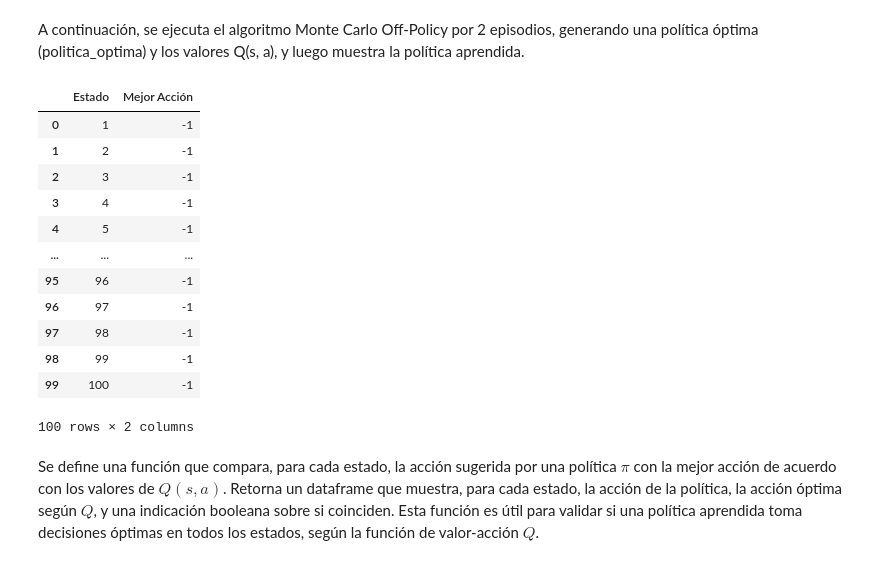
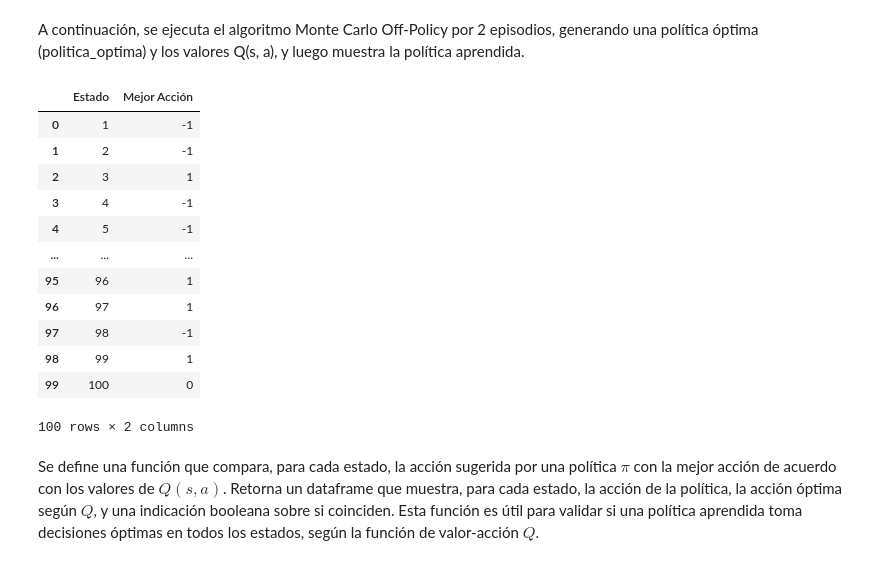
Before and after one commit to coyyesid/Reinforcement-Learning, a Jupyter notebook: Tarea 2 - descargado.ipynb, the cells around one changed output. Cells and saved outputs as stored; diff of their text form; code cells hidden in the pictures.

```diff
--- a/Tarea 2 - descargado.ipynb
+++ b/Tarea 2 - descargado.ipynb
@@ -232,7 +232,7 @@ tamañoTablero = 100
 gana = {80,100} #el usuario ingresa las celdas azules
 pierde = {23, 37, 45, 67, 89} #el usuario ingresa la celdas rojas
 acciones = [-1,1]
-probabilidades = np.ones(6)/6 #se tiene un dado con probabilidades uniformes
+probabilidades = np.array([0.1, 0.2, 0.3, 0.2, 0.1, 0.1]) #se tiene un dado cargado
 estados = np.arange(1, tamañoTablero+1) # se configura de esta manera para que vaya desde el 1 al 100
 # %% [markdown]
 Para verificar los estados del ejercicio,se implementa un dataframe que indica para cada estado del tablero (1 al 100) si es una casilla de victoria o de derrota, usando las columnas "Es Terminal Ganar" y "Es Terminal Perder" para marcar con 1 los estados especiales y con 0 el resto.
@@ -658,18 +674,23 @@ def montecarloOffPolicy(episodios, estados, escaleras, serpientes, probabilidade
     #se crea la politica objetivo
     politicaObjetivo = {}
     for s in estados:
+      if s in gana or s in pierde:
+        politicaObjetivo[s] = 0
+        continue
+
       acciones = Q[s]
-
       mejorAccion = None
       mejorValor = -100000
 
       for a in acciones:
-        if acciones[a] > mejorValor:
 
-          mejorValor = acciones[a]
-          mejorAccion = a
+        for a in acciones:
+          if acciones[a] > mejorValor:
 
-      politicaObjetivo[s] = mejorAccion
+            mejorValor = acciones[a]
+            mejorAccion = a
+
+        politicaObjetivo[s] = mejorAccion
 
     #ahora se recorre el episodio en sentido contrario
     for s, a, r in reversed(episodio):
@@ -694,6 +715,10 @@ def montecarloOffPolicy(episodios, estados, escaleras, serpientes, probabilidade
   politicaOptima = {}
 
   for s in estados:
+    if s in gana or s in pierde:
+      politicaOptima[s] = 0
+      continue
+
     acciones = Q[s]
     mejorAccion = None
     mejorValor = -100000
@@ -710,22 +735,22 @@ def montecarloOffPolicy(episodios, estados, escaleras, serpientes, probabilidade
 A continuación, se ejecuta el algoritmo Monte Carlo Off-Policy por 2 episodios, generando una política óptima (politica_optima) y los valores Q(s, a), y luego muestra la política aprendida.
 # %%
 # Ejecutar Monte Carlo Off-Policy
-politicaOptima, Q = montecarloOffPolicy(2, estados, escaleras, serpientes, probabilidades, gamma)
+politicaOptima, Q = montecarloOffPolicy(1000, estados, escaleras, serpientes, probabilidades, gamma)
 dfPoliticaOptima = pd.DataFrame(list(politicaOptima.items()), columns=['Estado', 'Mejor Acción'])
 display(dfPoliticaOptima)
 # %% [output]
 |  | Estado | Mejor Acción |
 | 0 | 1 | -1 |
 | 1 | 2 | -1 |
-| 2 | 3 | -1 |
+| 2 | 3 | 1 |
 | 3 | 4 | -1 |
 | 4 | 5 | -1 |
 | ... | ... | ... |
-| 95 | 96 | -1 |
-| 96 | 97 | -1 |
+| 95 | 96 | 1 |
+| 96 | 97 | 1 |
 | 97 | 98 | -1 |
-| 98 | 99 | -1 |
-| 99 | 100 | -1 |
+| 98 | 99 | 1 |
+| 99 | 100 | 0 |
 100 rows × 2 columns
 # %% [markdown]
 Se define una función que compara, para cada estado, la acción sugerida por una política $\pi$ con la mejor acción de acuerdo con los valores de $Q(s, a)$. Retorna un dataframe que muestra, para cada estado, la acción de la política, la acción óptima según $Q$, y una indicación booleana sobre si coinciden. Esta función es útil para validar si una política aprendida toma decisiones óptimas en todos los estados, según la función de valor-acción $Q$.
```
Also changed, not shown: parts of 30 cells of this notebook.
